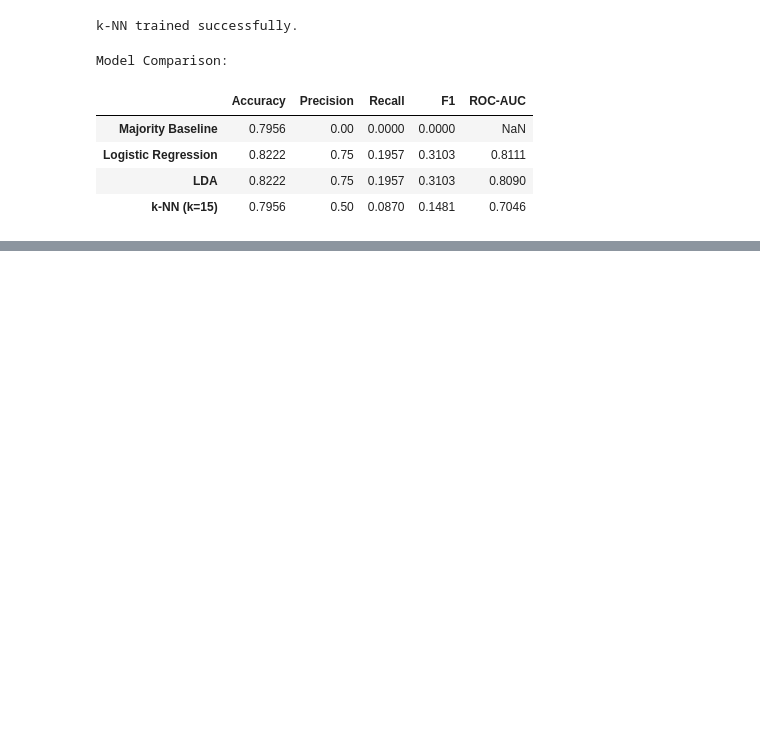
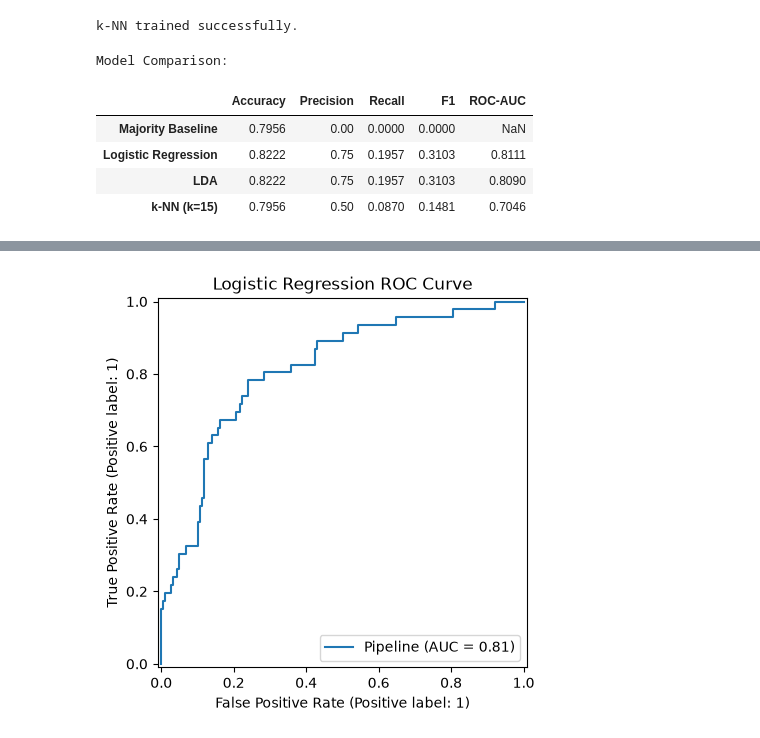
Before and after one commit to kidistm03/ml-, a Jupyter notebook: ML_Lab3/Lab3.ipynb, the cells around one changed output, grey strips where cells are left out. Cells and saved outputs as stored; diff of their text form; code cells hidden in the pictures; blank space fills up the shorter version.

```diff
--- a/ML_Lab3/Lab3.ipynb
+++ b/ML_Lab3/Lab3.ipynb
@@ -346,0 +367,16 @@ Model Comparison:
+# %%
+# PART 9.2: ROC CURVE
+
+from sklearn.metrics import RocCurveDisplay
+
+# Plot ROC curve for Logistic Regression
+RocCurveDisplay.from_estimator(
+    logistic_model,
+    X_test,
+    y_test
+)
+
+plt.title("Logistic Regression ROC Curve")
+plt.show()
+# %% [output]
+[figure, added]
```
Also changed, not shown: parts of 3 cells of this notebook.
